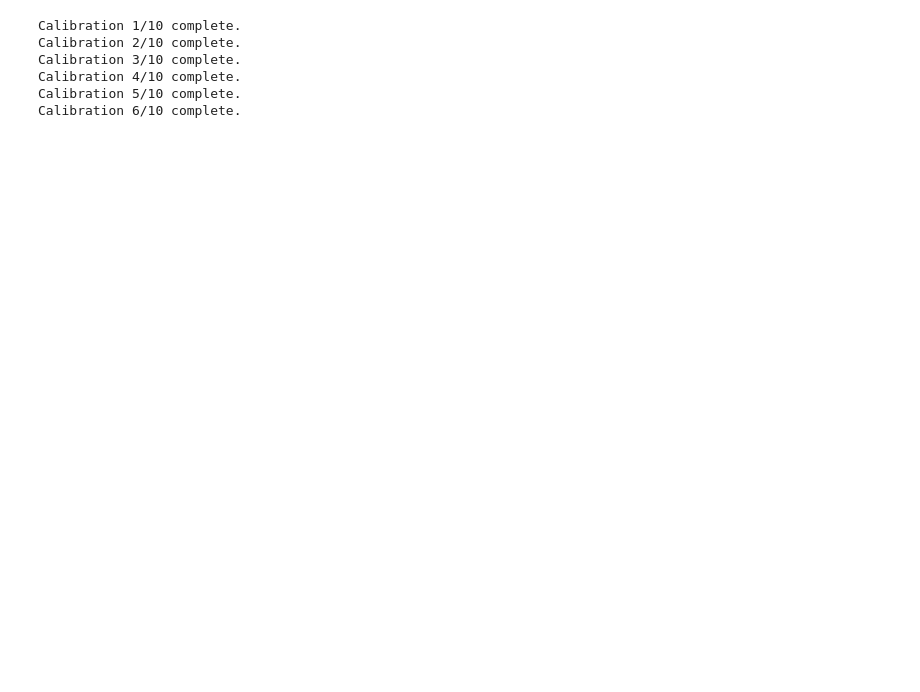
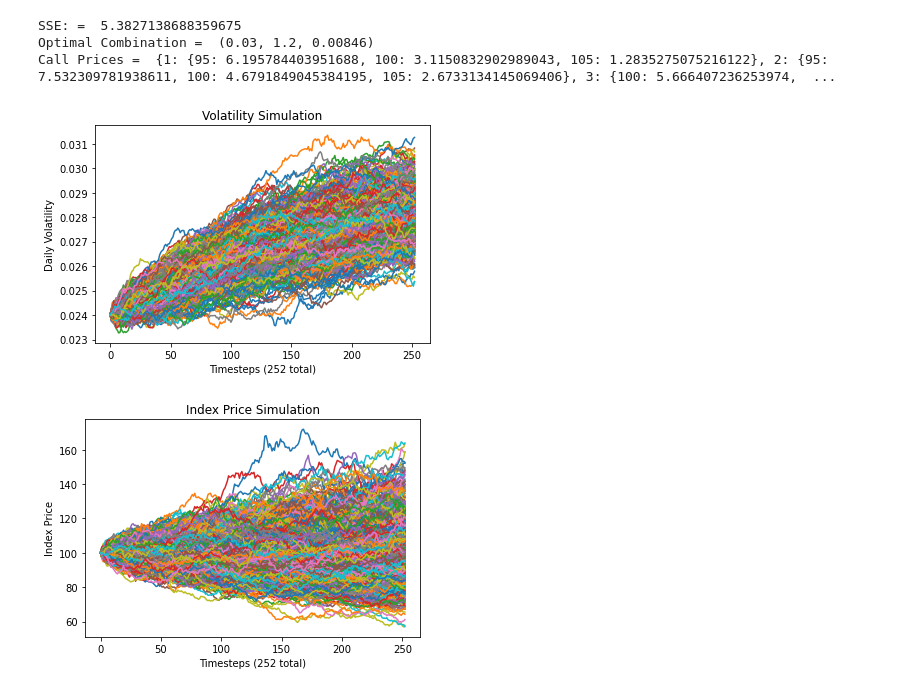
Before and after one commit to imdabun/fin_eng, a Jupyter notebook: simulations.ipynb, the cells around one changed output. Saved outputs shown, nothing was run; the diff lists cells and outputs as text; code cells hidden in the pictures; blank space fills up the shorter version.

Commit message:
more calibration

```diff
--- a/simulations.ipynb
+++ b/simulations.ipynb
@@ -10,7 +10,7 @@ from matplotlib import pyplot as plt
 params = {
     "h_0"  : Param(.11/math.sqrt(21)),
     "theta": Param(.17/math.sqrt(252)),
-    "rho"  : Param(0.4),
+    "rho"  : Param(-0.674830),
     "kappa": Param(.2),
     "xi"   : Param(1.2),
     "dt"   : Param(1/252),
@@ -45,14 +45,14 @@ def v(S_t, t, cir, params=None):
 drift_h  = FParam(mu_h, params)
 vol_h    = FParam(v_h, params)
 T   = 252
-N   = 500
+N   = 1000
 
 cir_sim = EulerSimulation(drift_h, vol_h, params["h_0"], T, params["dt"], N)
 
 drift_s = FParam(mu, params)
 vol_s   = FParam(v, params)
 
-simulation = StochVolSimulation(drift_s, vol_s, params["S_0"], cir_sim, T, params["dt"], N, rho=0.4)
+simulation = StochVolSimulation(drift_s, vol_s, params["S_0"], cir_sim, T, params["dt"], N, rho=params["rho"].eval())
 # %%
 targets = {
     1: {95: 6.5757, 100: 2.8223, 105: 0.6335},
@@ -92,10 +92,10 @@ def run_sims(cir_sim, simulation):
     simulation.run_all()
 # %%
 # Calibration
-step = 5
-theta_grid = np.linspace(0.02, 0.03, step)
-kappa_grid = np.linspace(10, 20, step)
-xi_grid    = np.linspace(0.00001, 0.0001, step)
+step = 10
+theta_grid = [.03] # np.linspace(0.025, 0.032, step)
+kappa_grid = [1.2] # np.linspace(0.01, 0.015, step)
+xi_grid    = [0.00846] # np.linspace(0.0001, 0.0005, step)
 opt_comb   = None
 opt_sse    = -1.
 opt_out    = None
@@ -117,14 +117,16 @@ for theta in theta_grid:
                     opt_out = out
     if ct % step == 0:
         print(f"Calibration {ct // step}/{step} complete.")
-# %% [output]
-Calibration 1/10 complete.
-Calibration 2/10 complete.
-Calibration 3/10 complete.
-Calibration 4/10 complete.
-Calibration 5/10 complete.
-Calibration 6/10 complete.
 # %%
 print("SSE: = ", sse)
 print("Optimal Combination = ", opt_comb)
 print("Call Prices = ", opt_out)
+# %% [output]
+SSE: =  5.3827138688359675
+Optimal Combination =  (0.03, 1.2, 0.00846)
+Call Prices =  {1: {95: 6.195784403951688, 100: 3.1150832902989043, 105: 1.2835275075216122}, 2: {95: 7.532309781938611, 100: 4.6791849045384195, 105: 2.6733134145069406}, 3: {100: 5.666407236253974,  ...
+# %%
+plot_sims(cir_sim, simulation)
+# %% [output]
+[figure, added]
+[figure, added]
```
Also changed, not shown: parts of 2 cells of this notebook, 3 other files.
